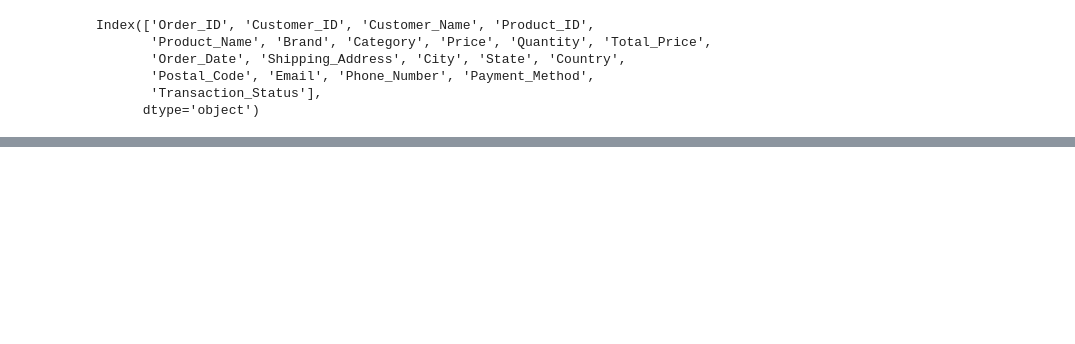
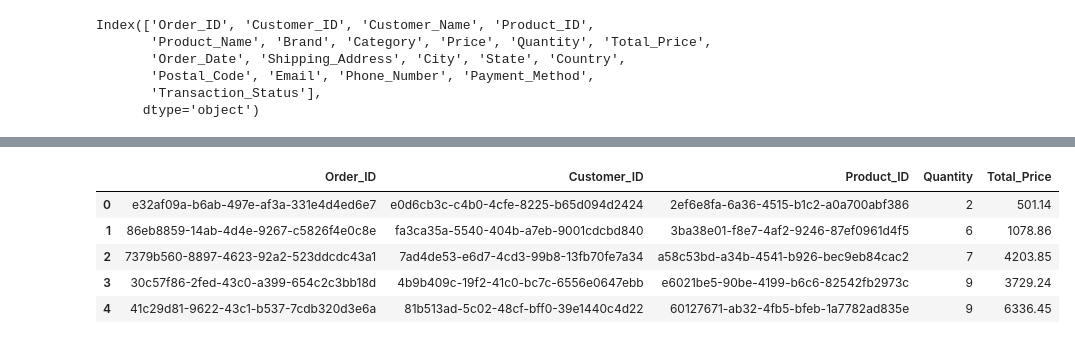
Before and after one commit to abbeylink/yanki_ecommerce_case_study, a Jupyter notebook: yanki_etl.ipynb, the cells around one changed output, grey strips where cells are left out. Drawn from its saved outputs; the diff is of its cells as text; code cells hidden in the pictures; blank space fills up the shorter version.

```diff
--- a/yanki_etl.ipynb
+++ b/yanki_etl.ipynb
@@ -64,0 +125,11 @@ Index(['Order_ID', 'Customer_ID', 'Customer_Name', 'Product_ID',
+# %%
+# Order Table
+order_df = ecommerce_df[['Order_ID','Customer_ID','Product_ID','Quantity','Total_Price']].copy().drop_duplicates().reset_index(drop=True)
+order_df.head()
+# %% [output]
+|  | Order_ID | Customer_ID | Product_ID | Quantity | Total_Price |
+| 0 | e32af09a-b6ab-497e-af3a-331e4d4ed6e7 | e0d6cb3c-c4b0-4cfe-8225-b65d094d2424 | 2ef6e8fa-6a36-4515-b1c2-a0a700abf386 | 2 | 501.14 |
+| 1 | 86eb8859-14ab-4d4e-9267-c5826f4e0c8e | fa3ca35a-5540-404b-a7eb-9001cdcbd840 | 3ba38e01-f8e7-4af2-9246-87ef0961d4f5 | 6 | 1078.86 |
+| 2 | 7379b560-8897-4623-92a2-523ddcdc43a1 | 7ad4de53-e6d7-4cd3-99b8-13fb70fe7a34 | a58c53bd-a34b-4541-b926-bec9eb84cac2 | 7 | 4203.85 |
+| 3 | 30c57f86-2fed-43c0-a399-654c2c3bb18d | 4b9b409c-19f2-41c0-bc7c-6556e0647ebb | e6021be5-90be-4199-b6c6-82542fb2973c | 9 | 3729.24 |
+| 4 | 41c29d81-9622-43c1-b537-7cdb320d3e6a | 81b513ad-5c02-48cf-bff0-39e1440c4d22 | 60127671-ab32-4fb5-bfeb-1a7782ad835e | 9 | 6336.45 |
```
Also changed, not shown: parts of 15 cells of this notebook, 7 other files.
